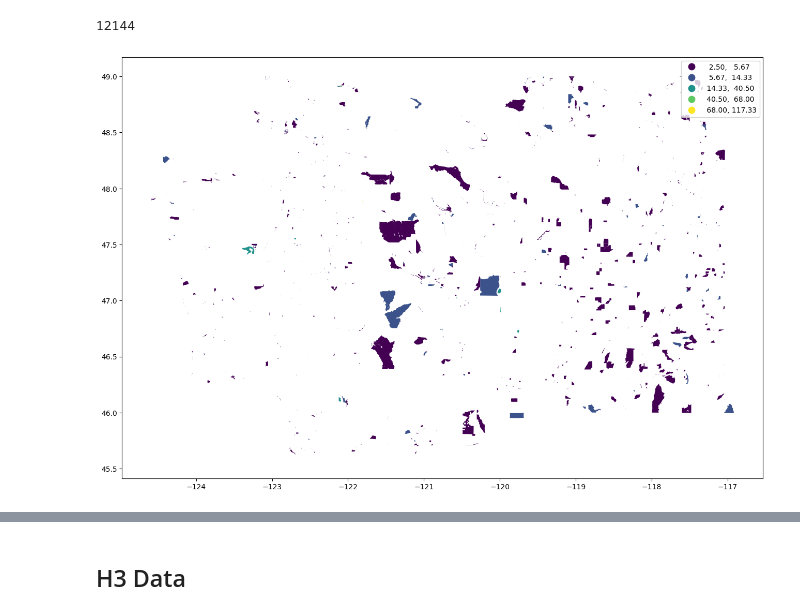
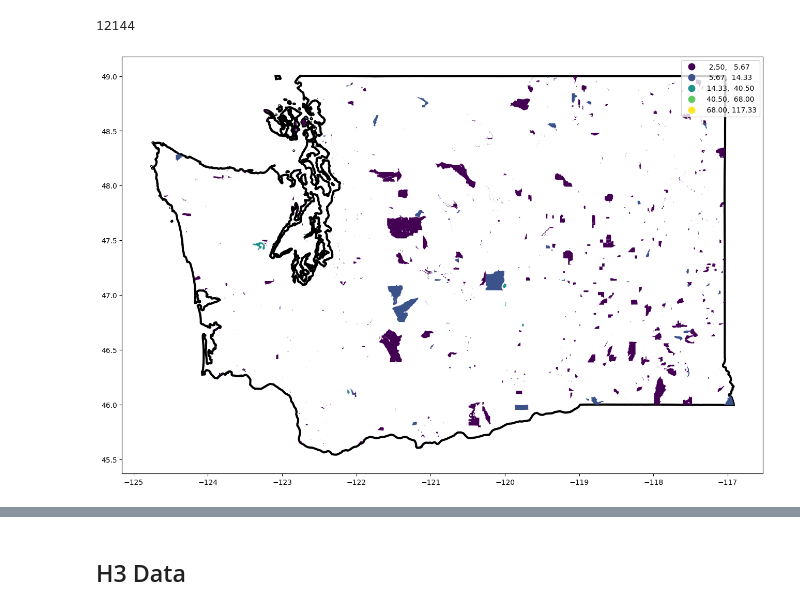
Before and after one commit to npappin-wsu/BroadbandDataQuickstart, a Jupyter notebook: Broadband_Data_Quickstart_Hour_1.ipynb, the cells around one changed output, grey strips where cells are left out. Cells and saved outputs as stored; diff of their text form; code cells hidden in the pictures.

```diff
--- a/Broadband_Data_Quickstart_Hour_1.ipynb
+++ b/Broadband_Data_Quickstart_Hour_1.ipynb
@@ -175,0 +130,7 @@ washington
+# %%
+waBlocks = pygris.blocks(state='53', cache=True)
+waBlockGroups = pygris.block_groups(state='53', cache=True)
+waTracts = pygris.tracts(state='53', cache=True)
+waCounties = pygris.counties(state='53', cache=True)
+waState = pygris.states(cache=True)
+waState = waState[waState.NAME == 'Washington']
@@ -192,7 +226,7 @@ blockLocations
 | 121444 | 530599504001064 | 1 |
 121445 rows × 2 columns
 # %%
-blockLocations = blockLocations.merge(washington, how='left', left_on='block_geoid', right_on='GEOID20')
+blockLocations = blockLocations.merge(waBlocks, how='left', left_on='block_geoid', right_on='GEOID20')
 # %%
 blockLocations
 # %% [output]
@@ -239,8 +273,9 @@ int(blockLocations.shape[0]*.1)
 # %%
 fig, ax2 = plt.subplots(figsize=(16, 16))
 num = int(blockLocations.shape[0]*.01)
+waState.plot(ax=ax2, facecolor='none', edgecolor='black', lw=3)
 blockLocations.nlargest(num, 'countPopNorm').plot(ax = ax2, column='countPopNorm', scheme='FisherJenks', legend=True)
 fig.show()
 # %% [output]
-[figure, old version]
+[figure, new version]
 # %%
```
Also changed, not shown: parts of 22 cells of this notebook.
